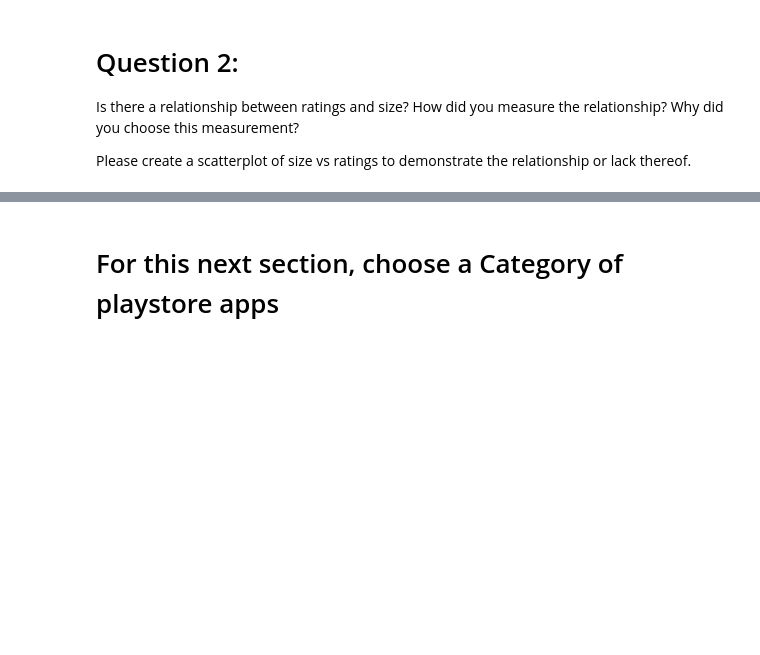
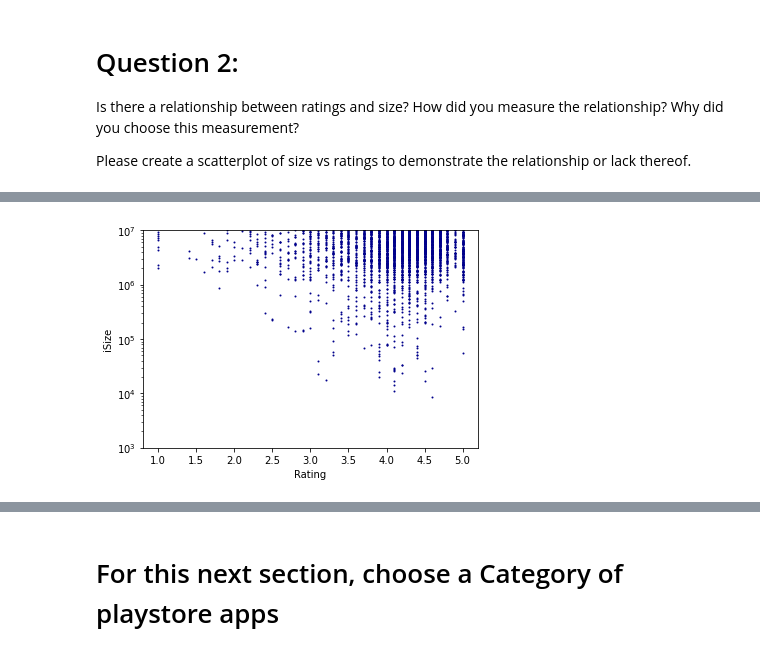
Before and after one commit to korinzumike/mod1-case-study-eda, a Jupyter notebook: workbook.ipynb, the cells around one changed output, grey strips where cells are left out. Cells and saved outputs as stored; diff of their text form; code cells hidden in the pictures; blank space fills up the shorter version.

```diff
--- a/workbook.ipynb
+++ b/workbook.ipynb
@@ -301,3 +332,91 @@ WEATHER              1000000.0   5000000.0  5.000000e+07
 Is there a relationship between ratings and size? How did you measure the relationship? Why did you choose this measurement?
 
 Please create a scatterplot of size vs ratings to demonstrate the relationship or lack thereof.
+# %%
+import numpy as np
+
+google_play_df = pd.read_csv("data/google-play-store-apps/googleplaystore.csv")
+# print(google_play_df.describe)
+# print()
+
+print(google_play_df.info())
+print()
+
+clean_df = google_play_df.loc[(google_play_df["Category"] != "1.9") &
+                              (google_play_df["Rating"] >= 0) &
+                              (google_play_df["Rating"] <= 5)
+                             ]
+
+def reviews_cleanup(s):
+    if isinstance(s, float):
+        new_s = float(s)
+    elif isinstance(s, str):
+        v = float("".join([r for r in s if not r in ["k", "M"]]))
+        if s.endswith("k"):
+            new_s = v * 1000
+        elif s.endswith("M"):
+            new_s = v * 1000000
+        else:
+            new_s = v
+    return int(new_s)
+
+def installs_cleanup(s):
+    return int("".join([r for r in s if not r in [",", "+"]]))
+
+def sizes_cleanup(s):
+    if s == "Varies with device":
+        return int(0)
+
+    v = float("".join([r for r in s if not r in ["k", "M"]]))
+    if s.endswith("k"):
+        new_s = v * 1000
+    elif s.endswith("M"):
+        new_s = v * 1000000
+    else:
+        new_s = v
+    return int(new_s)
+
+def log_sizes_cleanup(s):
+    if s == "Varies with device":
+        return np.log10(0.001)
+
+    v = float("".join([r for r in s if not r in ["k", "M"]]))
+    if s.endswith("k"):
+        new_s = v * 1000
+    elif s.endswith("M"):
+        new_s = v * 1000000
+    else:
+        new_s = v
+    return np.log10(new_s)
+
+reviews_raw = clean_df['Reviews']
+reviews_clean = reviews_raw.apply(lambda s: reviews_cleanup(s))
+clean_df.insert(clean_df.columns.to_list().index("Reviews") + 1, "iReviews", reviews_clean)
+
+installs_raw = clean_df['Installs']
+installs_clean = installs_raw.apply(lambda s: installs_cleanup(s))
+clean_df.insert(clean_df.columns.to_list().index("Installs") + 1, "iInstalls", installs_clean)
+
+sizes_raw = clean_df['Size']
+sizes_clean = sizes_raw.apply(lambda s: sizes_cleanup(s))
+log_sizes_clean = sizes_raw.apply(lambda s: log_sizes_cleanup(s))
+clean_df.insert(clean_df.columns.to_list().index("Size") + 1, "iSize", sizes_clean)
+clean_df.insert(clean_df.columns.to_list().index("Size") + 1, "logSize", log_sizes_clean)
+
+print(clean_df.info())
+
+# split_along_rows = 0
+# # Here is what happens if we group by Rating
+# grouped_by_rating = clean_df.groupby(by=["Rating"], axis=split_along_rows)
+# print(grouped_by_rating.describe())
+
+clean_df.plot.scatter(x='Rating',
+                      y='iSize',
+                      s=1,
+                      c='DarkBlue', logy=True, ylim=(10**3,10**7) )
+
+
+import seaborn as sns
+
+sns.jointplot(x="Rating", y="logSize", data=clean_df, ylim=(3,7), alpha=0.1);
+# %% [output]
@@ -303,0 +440 @@ Please create a scatterplot of size vs ratings to demonstrate the relationship o
+[figure, added]
```
Also changed, not shown: parts of 2 cells of this notebook.
